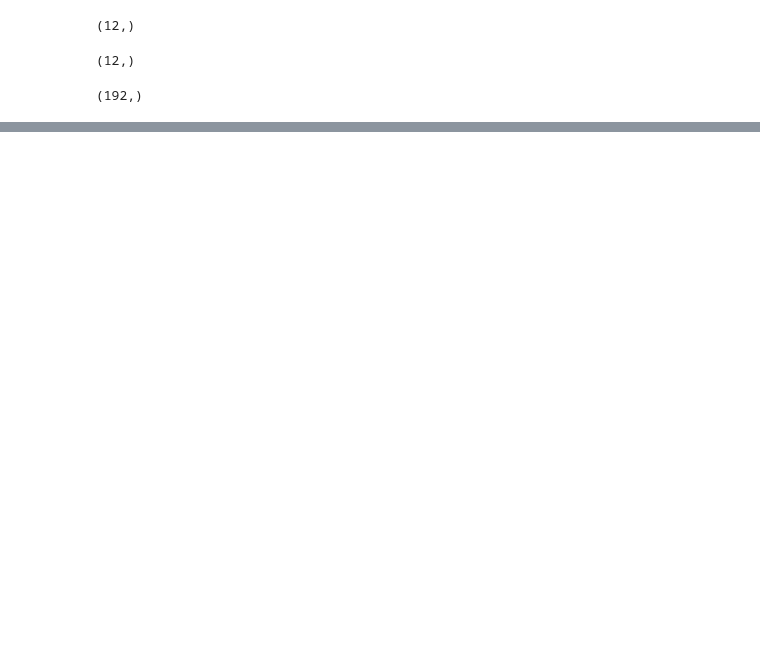
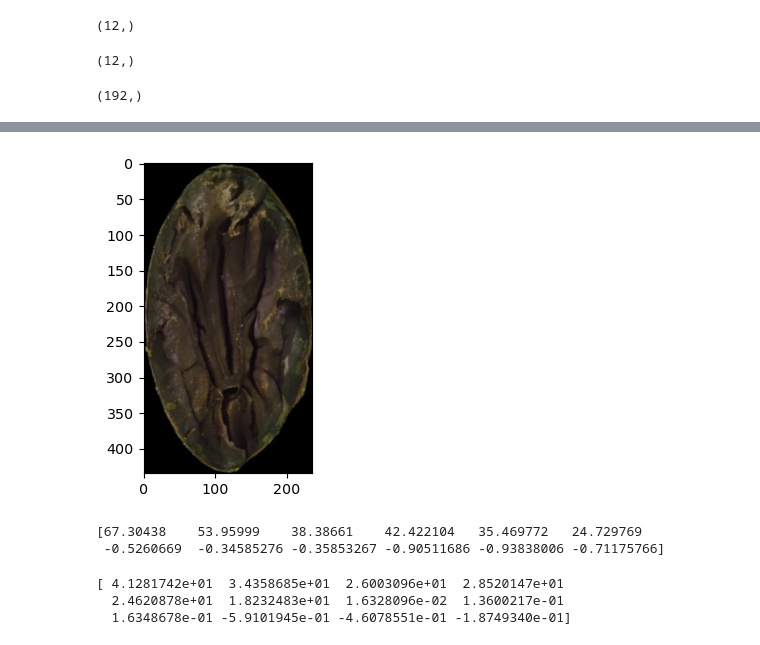
Before and after one commit to quanglochuynh/thesis2022, a Jupyter notebook: The_new_thesis_approach/feature.ipynb, the cells around one changed output, grey strips where cells are left out. Drawn from its saved outputs; the diff is of its cells as text; code cells hidden in the pictures; blank space fills up the shorter version.

```diff
--- a/The_new_thesis_approach/feature.ipynb
+++ b/The_new_thesis_approach/feature.ipynb
@@ -104,0 +87,16 @@ shape(extractor.glcm_grid)
+# %%
+plt.imshow(extractor.origin_rgb)
+plt.show()
+# %% [output]
+[figure, added]
+# %%
+print(statistic_analysis(extractor.image_rgb))
+# %% [output]
+[67.30438    53.95999    38.38661    42.422104   35.469772   24.729769
+ -0.5260669  -0.34585276 -0.35853267 -0.90511686 -0.93838006 -0.71175766]
+# %%
+print(statistic_analysis(extractor.origin_rgb))
+# %% [output]
+[ 4.1281742e+01  3.4358685e+01  2.6003096e+01  2.8520147e+01
+  2.4620878e+01  1.8232483e+01  1.6328096e-02  1.3600217e-01
+  1.6348678e-01 -5.9101945e-01 -4.6078551e-01 -1.8749340e-01]
```
Also changed, not shown: parts of 9 cells of this notebook, 13 other files.
